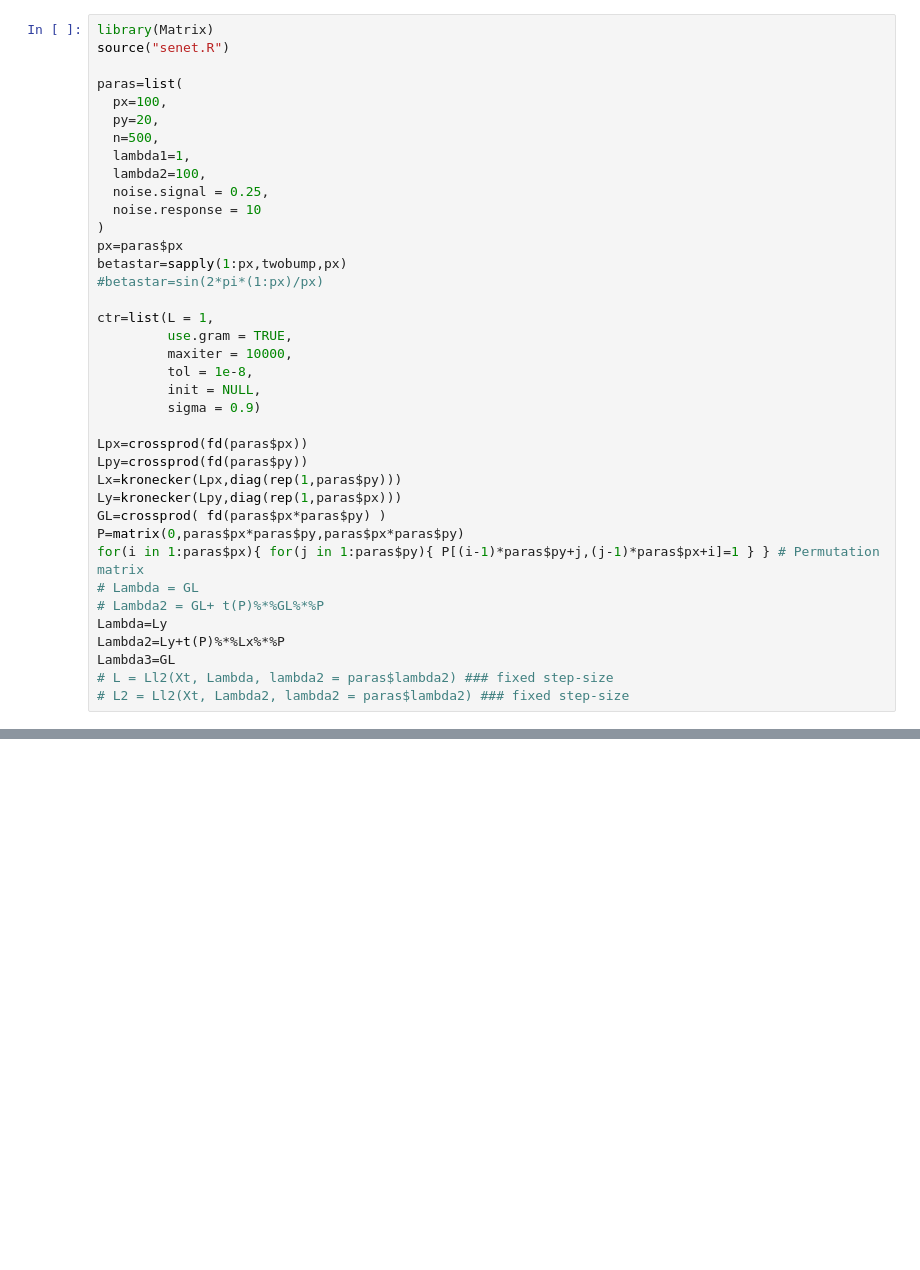
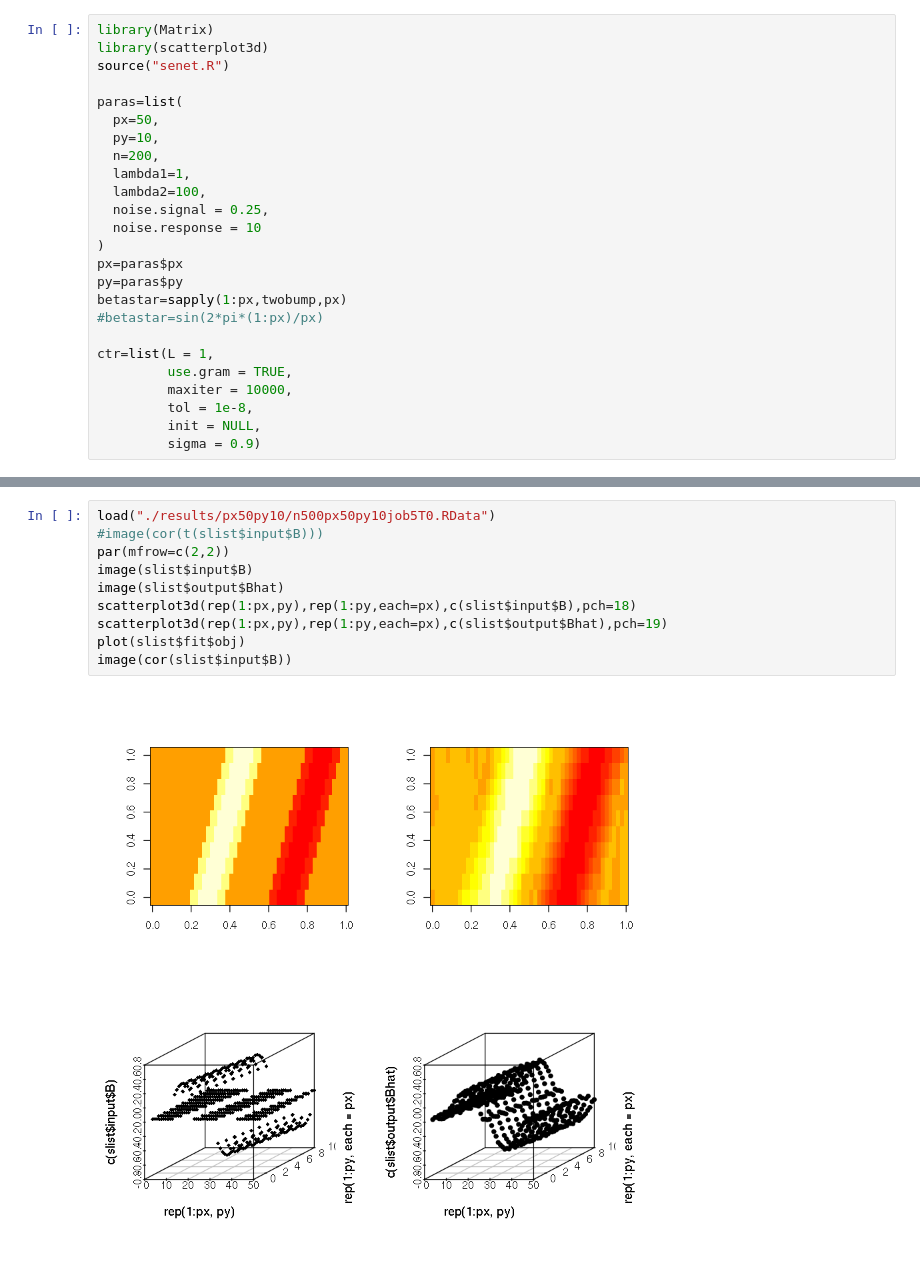
Before and after one commit to liyi-1989/msnet, a Jupyter notebook: analysis.ipynb, the cells around one changed output, grey strips where cells are left out. Cells and saved outputs as stored; diff of their text form; blank space fills up the shorter version.

```diff
--- a/analysis.ipynb
+++ b/analysis.ipynb
@@ -1,17 +1,19 @@
 # %%
 library(Matrix)
+library(scatterplot3d)
 source("senet.R")
 
 paras=list(
-  px=100,
-  py=20,
-  n=500,
+  px=50,
+  py=10,
+  n=200,
   lambda1=1,
   lambda2=100,
   noise.signal = 0.25,
   noise.response = 10
 )
 px=paras$px
+py=paras$py
 betastar=sapply(1:px,twobump,px)
 #betastar=sin(2*pi*(1:px)/px)
 
@@ -21,19 +23,4 @@ ctr=list(L = 1,
          tol = 1e-8,
          init = NULL,
          sigma = 0.9)
-
-Lpx=crossprod(fd(paras$px))
-Lpy=crossprod(fd(paras$py))
-Lx=kronecker(Lpx,diag(rep(1,paras$py)))
-Ly=kronecker(Lpy,diag(rep(1,paras$px)))
-GL=crossprod( fd(paras$px*paras$py) )
-P=matrix(0,paras$px*paras$py,paras$px*paras$py)
-for(i in 1:paras$px){ for(j in 1:paras$py){ P[(i-1)*paras$py+j,(j-1)*paras$px+i]=1 } } # Permutation matrix
-# Lambda = GL
-# Lambda2 = GL+ t(P)%*%GL%*%P
-Lambda=Ly
-Lambda2=Ly+t(P)%*%Lx%*%P
-Lambda3=GL
-# L = Ll2(Xt, Lambda, lambda2 = paras$lambda2) ### fixed step-size
-# L2 = Ll2(Xt, Lambda2, lambda2 = paras$lambda2) ### fixed step-size
 # %%
@@ -49,0 +95,12 @@ colnames(df)=c("id1","id2","lambda1","lambda2")
+# %%
+load("./results/px50py10/n500px50py10job5T0.RData")
+#image(cor(t(slist$input$B)))
+par(mfrow=c(2,2))
+image(slist$input$B)
+image(slist$output$Bhat)
+scatterplot3d(rep(1:px,py),rep(1:py,each=px),c(slist$input$B),pch=18)
+scatterplot3d(rep(1:px,py),rep(1:py,each=px),c(slist$output$Bhat),pch=19)
+plot(slist$fit$obj)
+image(cor(slist$input$B))
+# %% [output]
+[figure, added]
```
Also changed, not shown: parts of 13 cells of this notebook, 12 other files.
